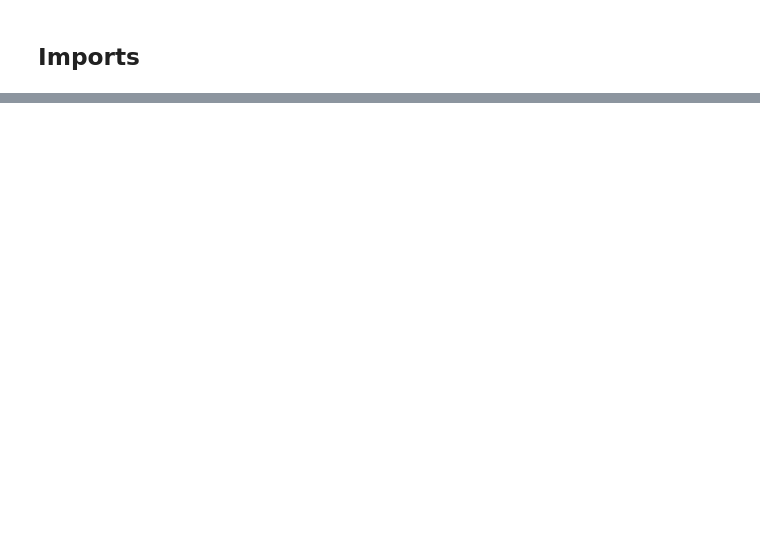
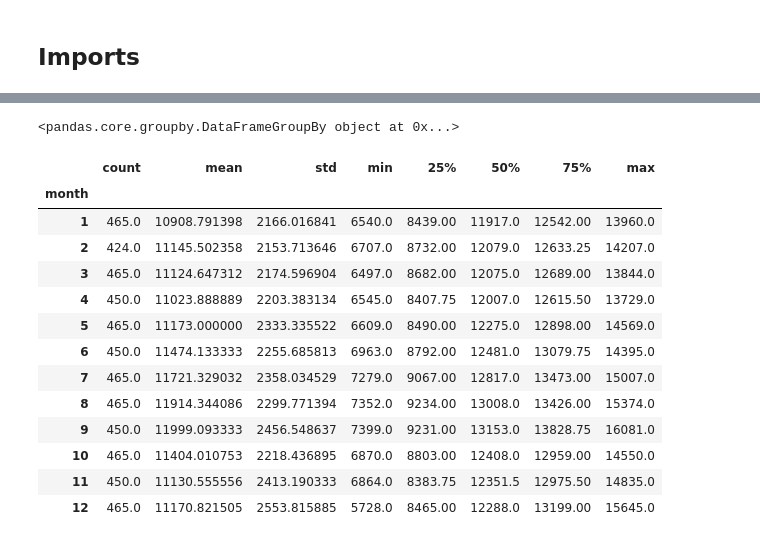
Before and after one commit to inon-peled/dtu_bda_project, a Jupyter notebook: bda_project_us_births.ipynb, the cells around one changed output, grey strips where cells are left out. Cells and saved outputs as stored; diff of their text form; code cells hidden in the pictures; blank space fills up the shorter version.

```diff
--- a/bda_project_us_births.ipynb
+++ b/bda_project_us_births.ipynb
@@ -40,0 +60,21 @@ births_2000s_df_with_index.head()
+# %%
+births_2000s_df_with_index.groupby('day_of_week')
+# %% [output]
+<pandas.core.groupby.DataFrameGroupBy object at 0x...>
+# %%
+births_2000s_df_with_index.groupby('month').births.describe()
+# %% [output]
+|  | count | mean | std | min | 25% | 50% | 75% | max |
+| month |  |  |  |  |  |  |  |  |
+| 1 | 465.0 | 10908.791398 | 2166.016841 | 6540.0 | 8439.00 | 11917.0 | 12542.00 | 13960.0 |
+| 2 | 424.0 | 11145.502358 | 2153.713646 | 6707.0 | 8732.00 | 12079.0 | 12633.25 | 14207.0 |
+| 3 | 465.0 | 11124.647312 | 2174.596904 | 6497.0 | 8682.00 | 12075.0 | 12689.00 | 13844.0 |
+| 4 | 450.0 | 11023.888889 | 2203.383134 | 6545.0 | 8407.75 | 12007.0 | 12615.50 | 13729.0 |
+| 5 | 465.0 | 11173.000000 | 2333.335522 | 6609.0 | 8490.00 | 12275.0 | 12898.00 | 14569.0 |
+| 6 | 450.0 | 11474.133333 | 2255.685813 | 6963.0 | 8792.00 | 12481.0 | 13079.75 | 14395.0 |
+| 7 | 465.0 | 11721.329032 | 2358.034529 | 7279.0 | 9067.00 | 12817.0 | 13473.00 | 15007.0 |
+| 8 | 465.0 | 11914.344086 | 2299.771394 | 7352.0 | 9234.00 | 13008.0 | 13426.00 | 15374.0 |
+| 9 | 450.0 | 11999.093333 | 2456.548637 | 7399.0 | 9231.00 | 13153.0 | 13828.75 | 16081.0 |
+| 10 | 465.0 | 11404.010753 | 2218.436895 | 6870.0 | 8803.00 | 12408.0 | 12959.00 | 14550.0 |
+| 11 | 450.0 | 11130.555556 | 2413.190333 | 6864.0 | 8383.75 | 12351.5 | 12975.50 | 14835.0 |
+| 12 | 465.0 | 11170.821505 | 2553.815885 | 5728.0 | 8465.00 | 12288.0 | 13199.00 | 15645.0 |
```
Also changed, not shown: parts of 10 cells of this notebook, 2 other files.
